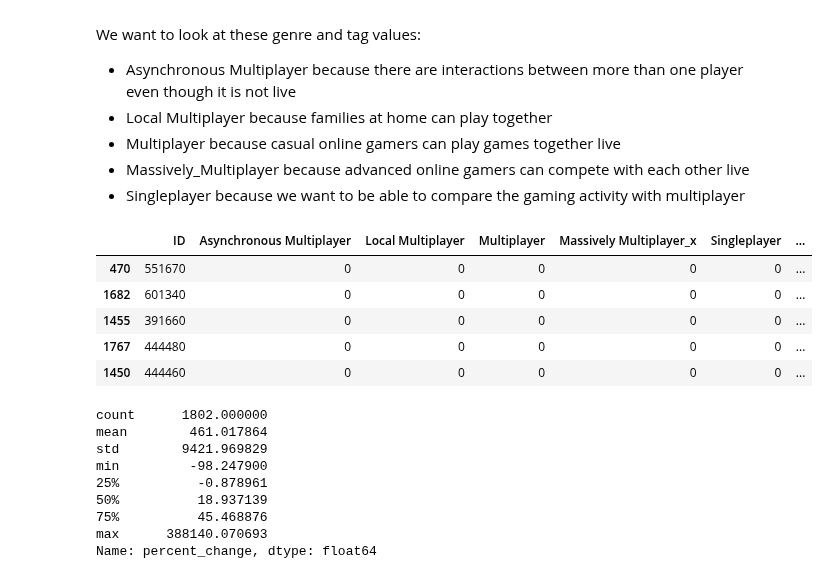
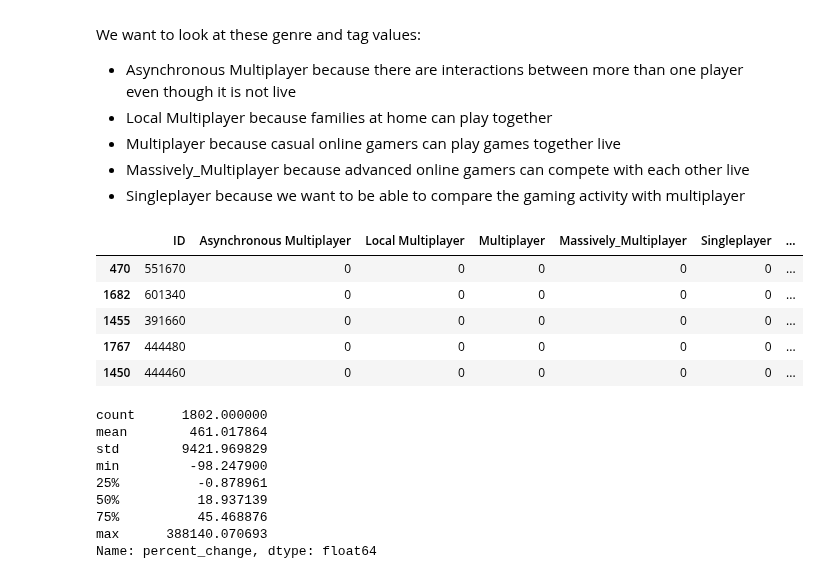
Before and after one commit to tnn050/Social-Gaming-During-COVID-19, a Jupyter notebook: FinalProject_group044.ipynb, the cells around one changed output. Cells and saved outputs as stored; diff of their text form; code cells hidden in the pictures.

```diff
--- a/FinalProject_group044.ipynb
+++ b/FinalProject_group044.ipynb
@@ -839,16 +843,16 @@ We want to look at these genre and tag values:
 # %%
 subset_df = combined_reduced_df[['ID',
                               'Asynchronous Multiplayer',
                               'Local Multiplayer',
                               'Multiplayer',
-                              'Massively Multiplayer',
+                              'Massively_Multiplayer',
                               'Singleplayer',
                               'percent_change',
                               'average_change']]
 subset_df = subset_df.sort_values(by='percent_change', ascending=False)
 subset_df.head()
 # %% [output]
-|  | ID | Asynchronous Multiplayer | Local Multiplayer | Multiplayer | Massively Multiplayer_x | Singleplayer | ... |
+|  | ID | Asynchronous Multiplayer | Local Multiplayer | Multiplayer | Massively_Multiplayer | Singleplayer | ... |
 | 470 | 551670 | 0 | 0 | 0 | 0 | 0 | ... |
 | 1682 | 601340 | 0 | 0 | 0 | 0 | 0 | ... |
 | 1455 | 391660 | 0 | 0 | 0 | 0 | 0 | ... |
```
Also changed, not shown: parts of 12 cells of this notebook, 3 other files.
